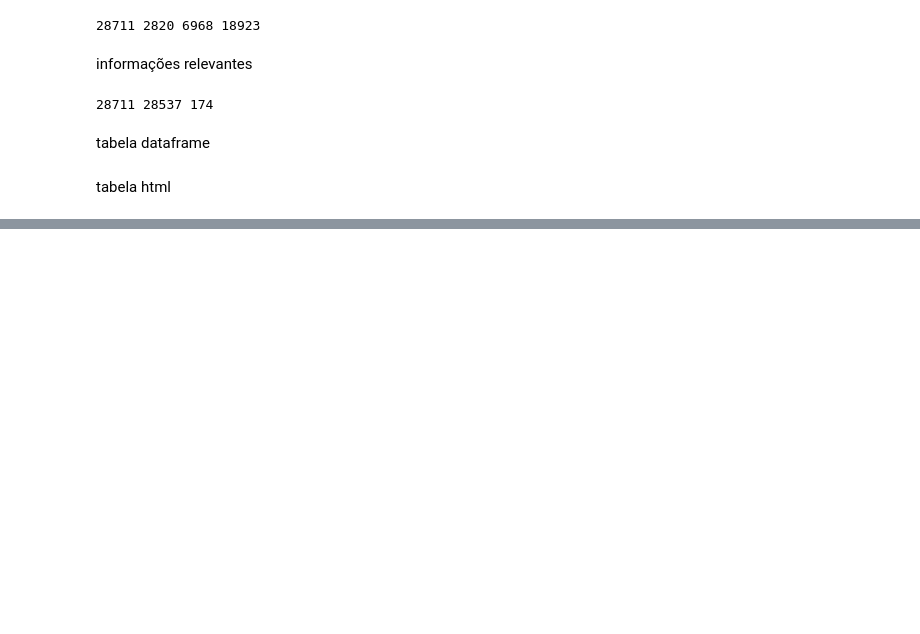
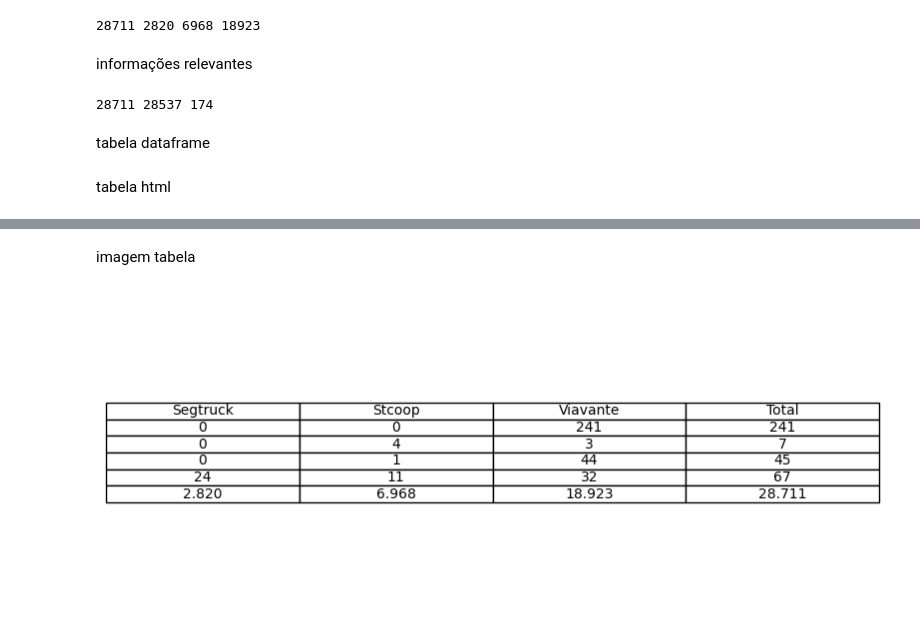
Before and after one commit to almeida-raphael-roque/Active_vehicles_report, a Jupyter notebook: python/Analysis.ipynb, the cells around one changed output, grey strips where cells are left out. Drawn from its saved outputs; the diff is of its cells as text; code cells hidden in the pictures; blank space fills up the shorter version.

```diff
--- a/python/Analysis.ipynb
+++ b/python/Analysis.ipynb
@@ -228,0 +333,14 @@ display(HTML(f"<style>{open('estilo.css').read()}</style>{tabela_html}"))
+# %% [markdown]
+imagem tabela
+# %%
+import matplotlib.pyplot as plt
+
+fig, ax = plt.subplots(figsize=(10, 4))
+ax.axis('tight')
+ax.axis('off')
+ax.table(cellText=tabela_df.values, colLabels=tabela_df.columns, cellLoc='center', loc='center')
+
+plt.savefig("tabela.png", dpi=300, bbox_inches='tight')
+plt.show()
+# %% [output]
+[figure, added]
```
Also changed, not shown: parts of 7 cells of this notebook, 3 other files.
